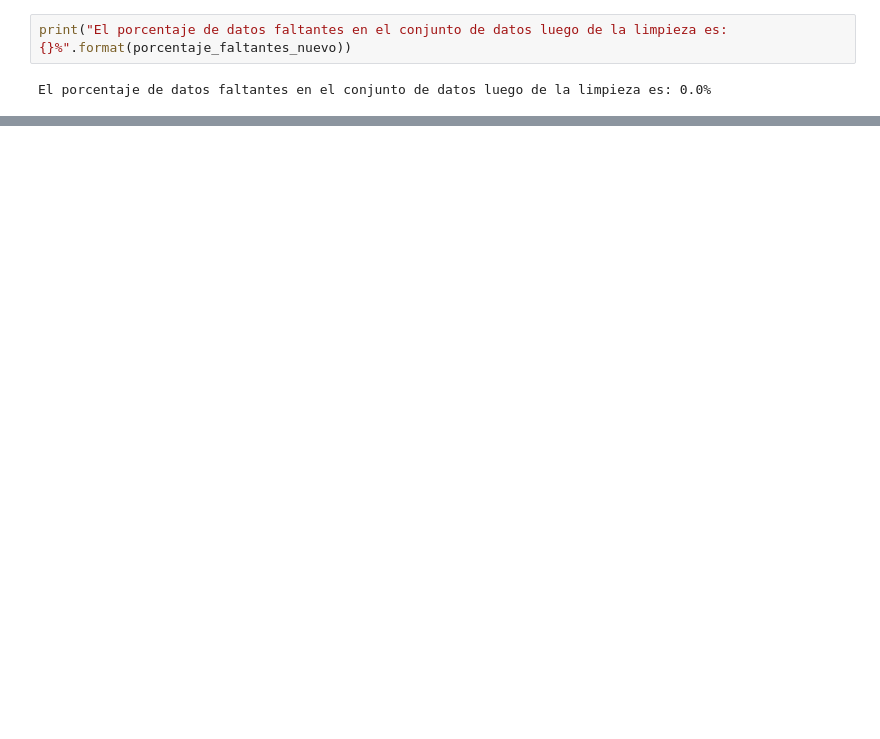
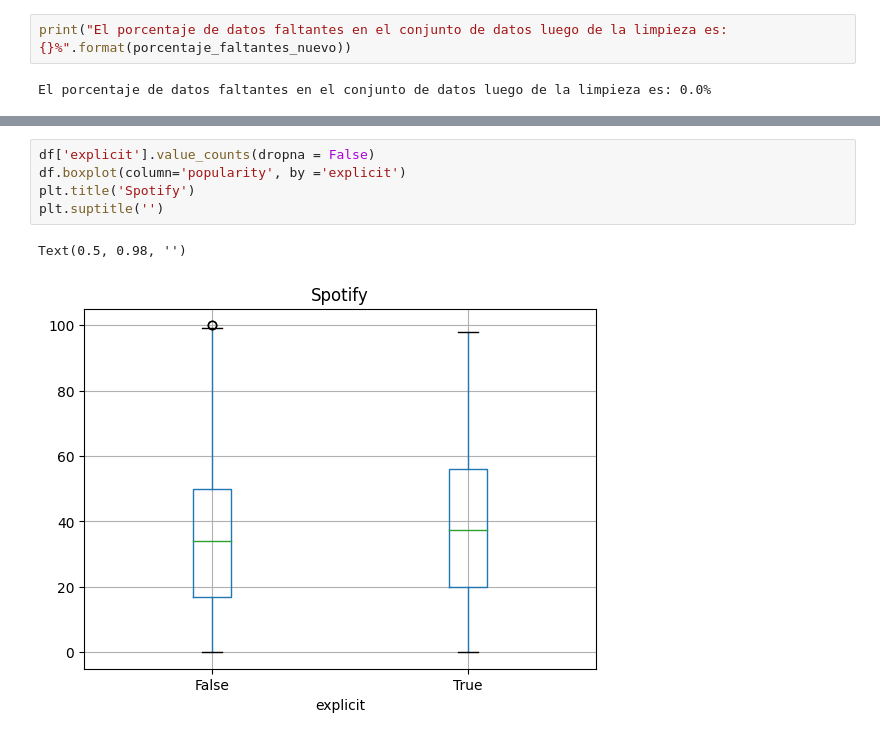
Before and after one commit to FacundoCardozo5/Nuevo-repo, a Jupyter notebook: notebooks/practica_dw.ipynb, the cells around one changed output, grey strips where cells are left out. Drawn from its saved outputs; the diff is of its cells as text; blank space fills up the shorter version.

```diff
--- a/notebooks/practica_dw.ipynb
+++ b/notebooks/practica_dw.ipynb
@@ -189,0 +213,8 @@ El porcentaje de datos faltantes en el conjunto de datos luego de la limpieza es
+# %%
+df['explicit'].value_counts(dropna = False)
+df.boxplot(column='popularity', by ='explicit')
+plt.title('Spotify')
+plt.suptitle('')
+# %% [output]
+Text(0.5, 0.98, '')
+[figure, added]
```
Also changed, not shown: parts of 4 cells of this notebook.
